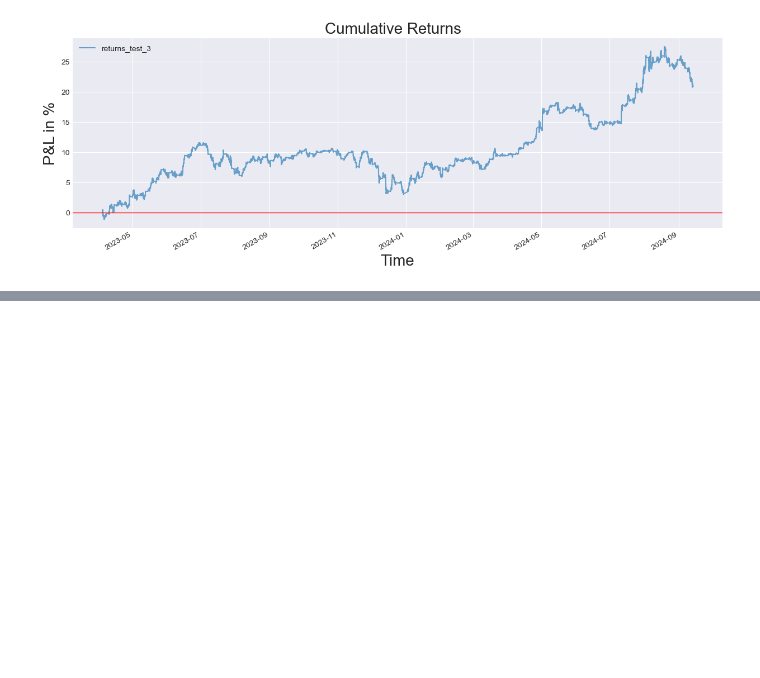
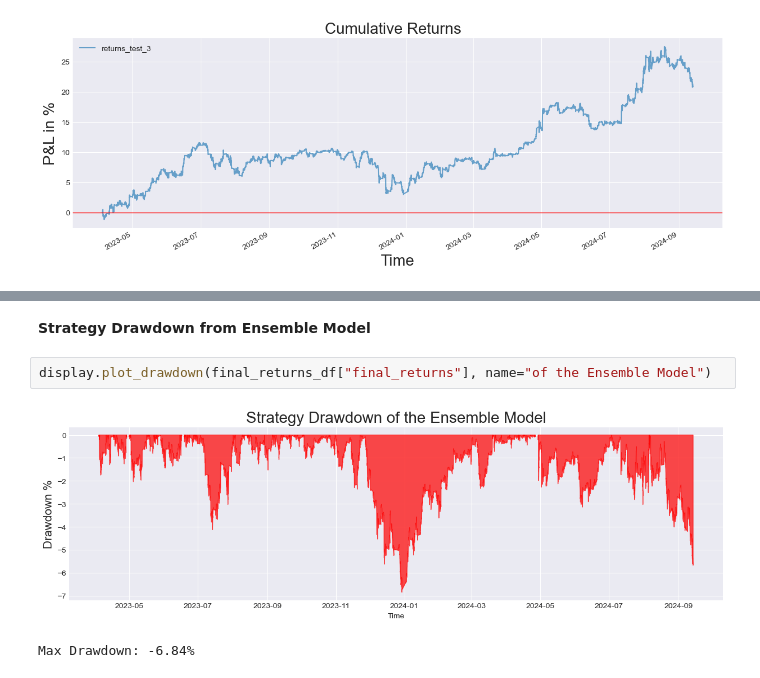
Before and after one commit to YarosInter/Time-Series-LSTM-Neural-Network, a Jupyter notebook: Classifier_LSTM_Neural_Network.ipynb, the cells around one changed output, grey strips where cells are left out. Cells and saved outputs as stored; diff of their text form; blank space fills up the shorter version.

```diff
--- a/Classifier_LSTM_Neural_Network.ipynb
+++ b/Classifier_LSTM_Neural_Network.ipynb
@@ -1010,0 +1082,7 @@ Profits : 20.89%
+# %% [markdown]
+**Strategy Drawdown from Ensemble Model**
+# %%
+display.plot_drawdown(final_returns_df["final_returns"], name="of the Ensemble Model")
+# %% [output]
+[figure, added]
+Max Drawdown: -6.84%
```
Also changed, not shown: parts of 14 cells of this notebook.
